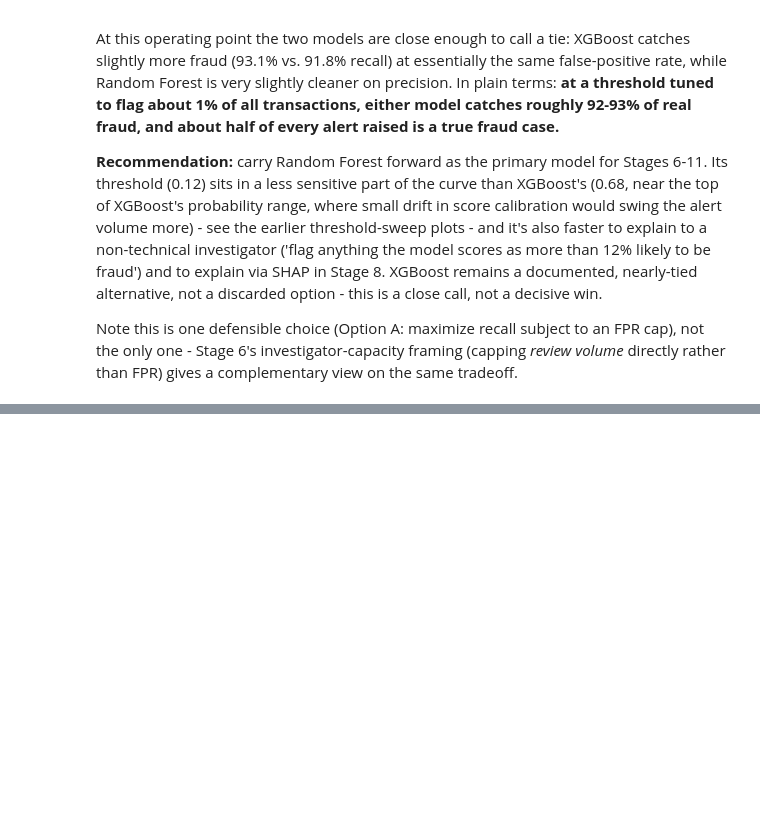
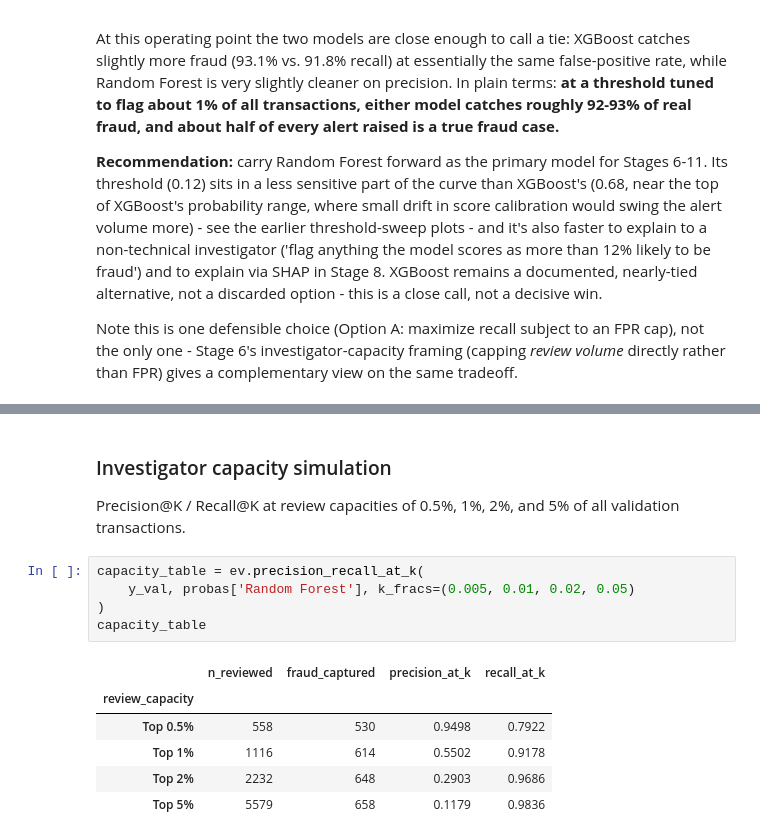
Before and after one commit to Ahussein9817/CreditCardFraudDetection, a Jupyter notebook: notebooks/03_threshold_analysis.ipynb, the cells around one changed output, grey strips where cells are left out. Saved outputs shown, nothing was run; the diff lists cells and outputs as text; blank space fills up the shorter version.

```diff
--- a/notebooks/03_threshold_analysis.ipynb
+++ b/notebooks/03_threshold_analysis.ipynb
@@ -179,0 +204,16 @@ Note this is one defensible choice (Option A: maximize recall subject to an FPR
+# %% [markdown]
+### Investigator capacity simulation
+
+Precision@K / Recall@K at review capacities of 0.5%, 1%, 2%, and 5% of all validation transactions.
+# %%
+capacity_table = ev.precision_recall_at_k(
+    y_val, probas['Random Forest'], k_fracs=(0.005, 0.01, 0.02, 0.05)
+)
+capacity_table
+# %% [output]
+|  | n_reviewed | fraud_captured | precision_at_k | recall_at_k |
+| review_capacity |  |  |  |  |
+| Top 0.5% | 558 | 530 | 0.9498 | 0.7922 |
+| Top 1% | 1116 | 614 | 0.5502 | 0.9178 |
+| Top 2% | 2232 | 648 | 0.2903 | 0.9686 |
+| Top 5% | 5579 | 658 | 0.1179 | 0.9836 |
```
Also changed, not shown: parts of 4 cells of this notebook, 1 other file.
